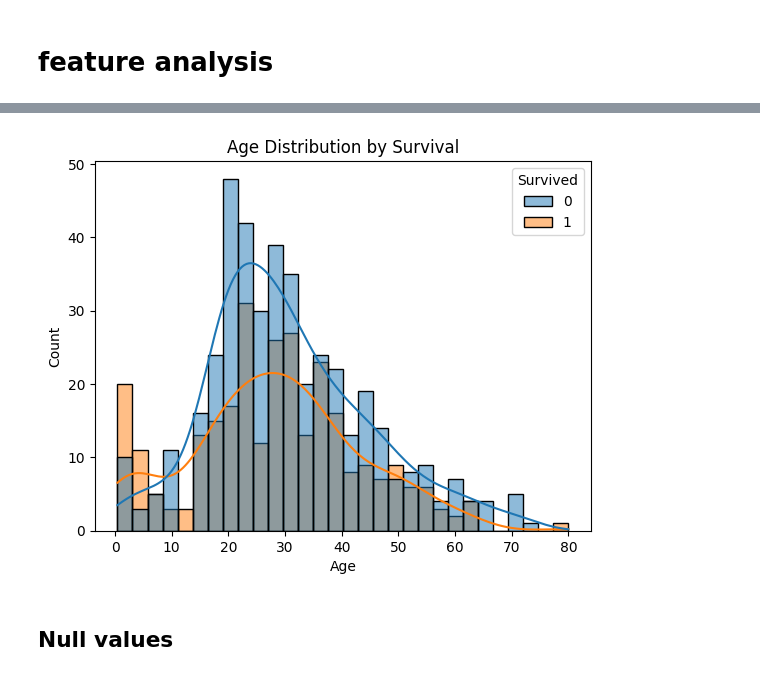
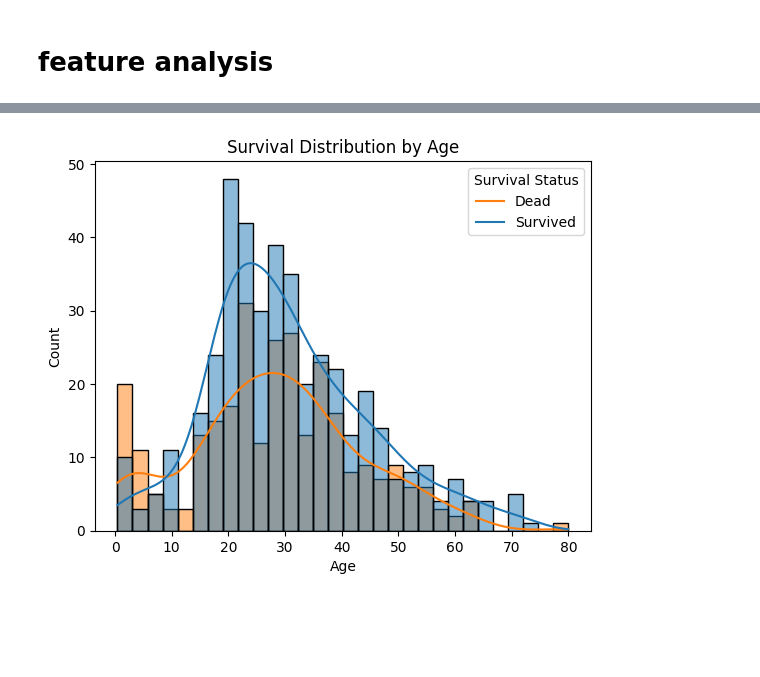
Before and after one commit to nilujafari/ML, a Jupyter notebook: titanic_survival/main.ipynb, the cells around one changed output, grey strips where cells are left out. Cells and saved outputs as stored; diff of their text form; code cells hidden in the pictures; blank space fills up the shorter version.

```diff
--- a/titanic_survival/main.ipynb
+++ b/titanic_survival/main.ipynb
@@ -86,8 +81,8 @@ plt.show()
 # %%
+# The Age chart shows that most passengers were between 20 and 40 years old.
 sns.histplot(x='Age', data=training_data, hue='Survived', bins=30, kde=True)
-plt.title('Age Distribution by Survival')
+plt.title('Survival Distribution by Age')
+plt.legend(title='Survival Status', labels=['Dead', 'Survived'])
 plt.show()
 # %% [output]
-[figure, old version]
+[figure, new version]
-# %% [markdown]
-## Null values
```
Also changed, not shown: parts of 55 cells of this notebook.
